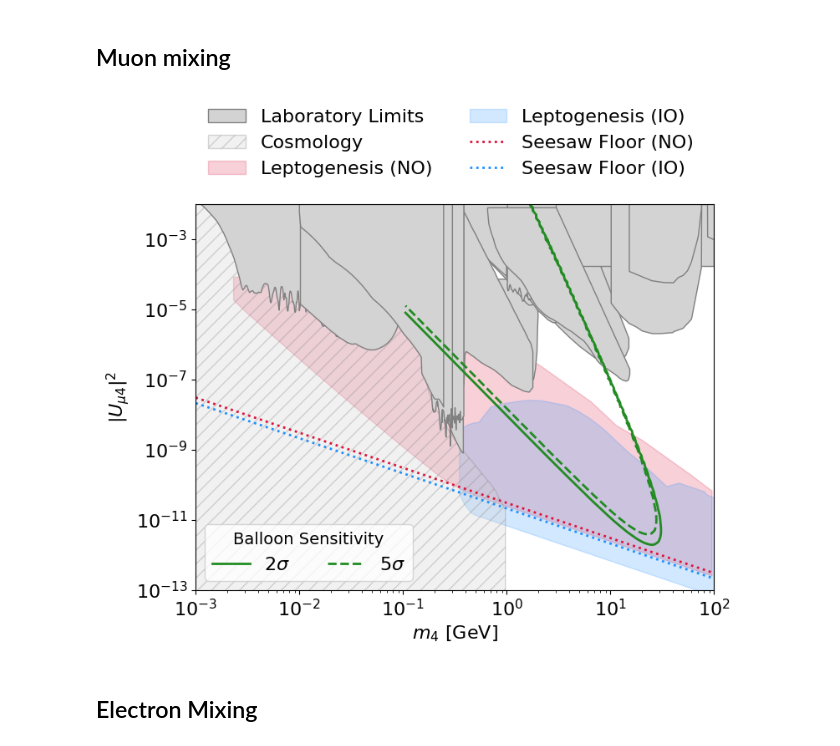
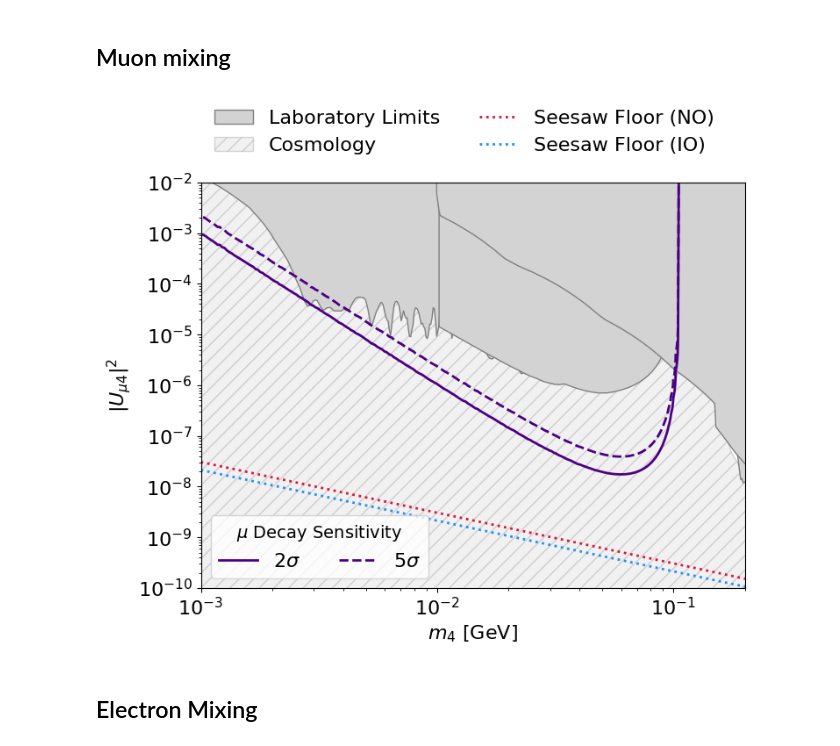
Before and after one commit to nickkamp1/NeutrinoFactoryHNL, a Jupyter notebook: Constraints.ipynb, the cells around one changed output. Cells and saved outputs as stored; diff of their text form; code cells hidden in the pictures.

```diff
--- a/Constraints.ipynb
+++ b/Constraints.ipynb
@@ -74,9 +74,9 @@ plt.fill_between([],[],[],color="lightgray",edgecolor="gray", alpha=0.3, hatch="
 #          ha="left",va="center",
 #          bbox=dict(facecolor='white',edgecolor='gray',alpha=0.8))
 
-decay = False
-balloon = True
-leptogenesis = True
+decay = True
+balloon = False
+leptogenesis = False
 seesaw = True
 
 # handles for the bottom-left legend (balloon / decay sensitivities)
@@ -160,34 +160,34 @@ if seesaw:
     #plt.text(m4_range[2], 2e-9, "Seesaw Floor", rotation=-18, fontsize=16, color="black",ha="left",va="center")
     lg_io_factor = lg_io['seesaw_floor_mu'][0] * lg_io['M_GeV'][0]
     plt.plot(m4_range, lg_io_factor / m4_range, color=io_color, linestyle=':', zorder=2, label="Seesaw Floor (IO)")
     #plt.fill_between(m4_range, 0, lg_io_factor / m4_range, alpha=1, color="white", zorder=1)
 
 
 
 plt.loglog()
 
 
 
 ax = plt.gca()
 # top legend with auto-collected labels (existing limits, leptogenesis, seesaw)
 ax.legend(loc=[0.01,0.1],bbox_to_anchor=(0.01,1.05),ncol=2)
 # bottom-left legend for balloon/decay sensitivities, added as a separate artist
 if sensitivity_handles:
     bottom_legend = Legend(ax, sensitivity_handles,
                            [h.get_label() for h in sensitivity_handles],
                            ncol=2,
                            loc="lower left",title="%s Sensitivity"%("Balloon" if balloon else r"$\mu$ Decay" if decay else ""), frameon=True, fancybox=True)
     ax.add_artist(bottom_legend)
 
 
 plt.xlabel(r"$m_4$ [GeV]", fontsize=16)
 plt.ylabel(r"$|U_{\mu4}|^2$", fontsize=16)
 
 if balloon: plt.savefig("Figures/Constraints_Balloon.png", dpi=300, bbox_inches='tight')
 elif decay: plt.savefig("Figures/Constraints_Decay.png", dpi=300, bbox_inches='tight')
 plt.show()
 # %% [output]
-[figure, old version]
+[figure, new version]
 # %% [markdown]
 ## Electron Mixing
 # %%
```
Also changed, not shown: parts of 1 cell of this notebook, 10 other files.
